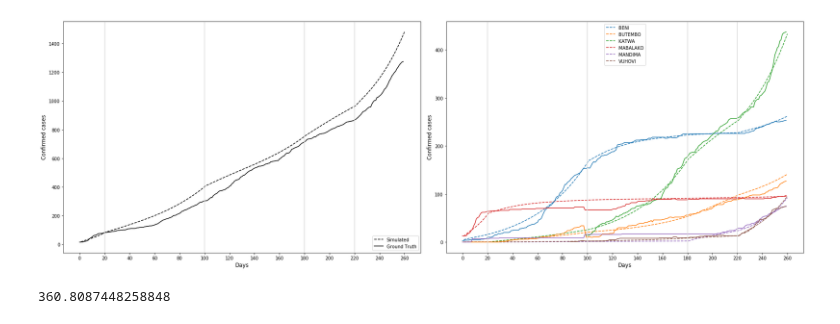
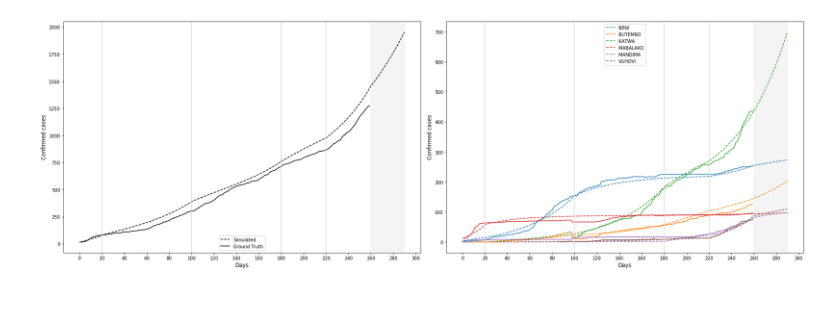
Before and after one commit to NSSAC/DRC_Ebola_2018, a Jupyter notebook: notebooks/calib_checkpointing.ipynb, the cells around one changed output. Saved outputs shown, nothing was run; the diff lists cells and outputs as text; code cells hidden in the pictures.

Commit message:
Apr 25th update with three scenarios

```diff
--- a/notebooks/calib_checkpointing.ipynb
+++ b/notebooks/calib_checkpointing.ipynb
@@ -143,35 +136,28 @@ particles_df.to_csv('../outputs/cp_particles.csv')
 # Optimal parameters from Apr 19th run based on Apr 9th data
 # x_opt = [0.2599897740591754, 0.20795955479216033, 0.11668827288373881, 0.06318717639586165, 0.20088160521758575, 0.11065333548067946, 0.17111572153950488, 0.21893585329395385]
 
-# Optimal parameters from Apr 19th run based on Apr 21st data
-# x_opt = [0.25570886759183736, 0.20713558976910815, 0.1376179038533382, 0.07671328245825636, 0.21470569032569056, 0.10288953351148929, 0.18441589131824176, 0.20822745331486245]
+# Optimal parameter from Apr 25th run based on Apr 21st data
+x_opt = [0.24780842205989326, 0.20668127826698027, 0.13013338716881456, 0.07641718404895377, 0.21284823187006857, 0.1087054452207782, 0.18634245845318365, 0.2030580822211657]
 # %%
 out_dict = {}
 # %%
 f,axarr = plt.subplots(1,2,figsize=(24,8))
 
-forecast = False
+forecast = True
 scenario = 'C'
 if forecast:
 
-    if scenario=='A':  ## KATWA continue with same beta as stage 2, BUTEMBO goes back to parameter at stage 1.
+    if scenario=='A':
+        temp = pd.read_csv('../data/patchsim/calib_cps/param_stage4.txt',delim_whitespace=True)
+        temp.to_csv('../data/patchsim/calib_cps/param_stage5.txt',sep=' ',index=None)
+
+    if scenario=='B':
+        temp = pd.read_csv('../data/patchsim/calib_cps/param_stage3.txt',delim_whitespace=True)
+        temp.to_csv('../data/patchsim/calib_cps/param_stage5.txt',sep=' ',index=None)
+
+    if scenario=='C':
         temp = pd.read_csv('../data/patchsim/calib_cps/param_stage2.txt',delim_whitespace=True)
-        temp2 = pd.read_csv('../data/patchsim/calib_cps/param_stage1.txt',delim_whitespace=True)
-        temp = temp[temp['id']=='KATWA']
-        temp2 = temp2[temp2['id']=='BUTEMBO']
-        temp = pd.concat([temp,temp2])
-        temp.to_csv('../data/patchsim/calib_cps/param_stage3.txt',sep=' ',index=None)
-
-    if scenario=='B':  ## KATWA continue with same beta as stage 2.
-        temp = pd.read_csv('../data/patchsim/calib_cps/param_stage2.txt',delim_whitespace=True)
-        temp = temp[temp['id']=='KATWA']
-        temp.to_csv('../data/patchsim/calib_cps/param_stage3.txt',sep=' ',index=None)
-
-    if scenario=='C':  ## KATWA reduces to BENI's beta at stage 2.
-        temp = pd.read_csv('../data/patchsim/calib_cps/param_stage2.txt',delim_whitespace=True)
-        val = temp[temp['id']=='BENI']['beta'].values[0]
-        temp['beta'] = temp.apply(lambda x: val if x['id']=='KATWA' else x['beta'],axis=1)
-        temp.to_csv('../data/patchsim/calib_cps/param_stage3.txt',sep=' ',index=None)
+        temp.to_csv('../data/patchsim/calib_cps/param_stage5.txt',sep=' ',index=None)
 
 out_df = run_patchsim(x_opt,forecast)
 
@@ -199,37 +185,33 @@ axarr[1].xaxis.set_major_locator(loc)
 
 axarr[0].set_xlabel('Days',fontsize=12)
 axarr[1].set_xlabel('Days',fontsize=12)
 
 axarr[0].set_ylabel('Confirmed cases',fontsize=12)
 axarr[1].set_ylabel('Confirmed cases',fontsize=12)
 
 if forecast:
 
-    axarr[0].axvspan(T,T+33,color='#dbdbdb',alpha=0.3)
-    axarr[1].axvspan(T,T+33,color='#dbdbdb',alpha=0.3)
+    axarr[0].axvspan(T,T+30,color='#dbdbdb',alpha=0.3)
+    axarr[1].axvspan(T,T+30,color='#dbdbdb',alpha=0.3)
 
     #plt.suptitle('Forecast Scenario {}'.format(scenario),fontsize=16)
     plt.tight_layout()
     plt.savefig('../plots/forecast_scenario_{}.png'.format(scenario),dpi=100)
 else:
     #plt.suptitle('Model calibration',fontsize=16)
     plt.tight_layout()
     plt.savefig('../plots/model_calibration.png',dpi=100)
 
 
 if forecast:
     out_df.index = out_df.index.str.replace('_',' ')
     out_wk = out_df.groupby((out_df.columns - 1)// 7, axis=1).sum()
     wk_range = out_wk.columns[:-1]
     out_wk = out_wk[wk_range]
 
     out_wk['Last5'] = out_wk[wk_range[-5:]].sum(axis=1)
     temp_df = out_wk.sort_values('Last5',ascending=False)[['Last5']]
     temp_df['risk_index'] = temp_df.Last5/temp_df.Last5.sum()
     temp_df[['risk_index']].head(10).to_html('../plots/risk_table_{}.html'.format(scenario))
 # %% [output]
-[figure, old version]
+[figure, new version]
-# %%
-out_df.loc[list(set(out_df.index) - set([k.upper() for k in key_hzs]))].T.cumsum().loc[260].sum()
-# %% [output]
-360.8087448258848
```
Also changed, not shown: parts of 6 cells of this notebook, 21 other files.
